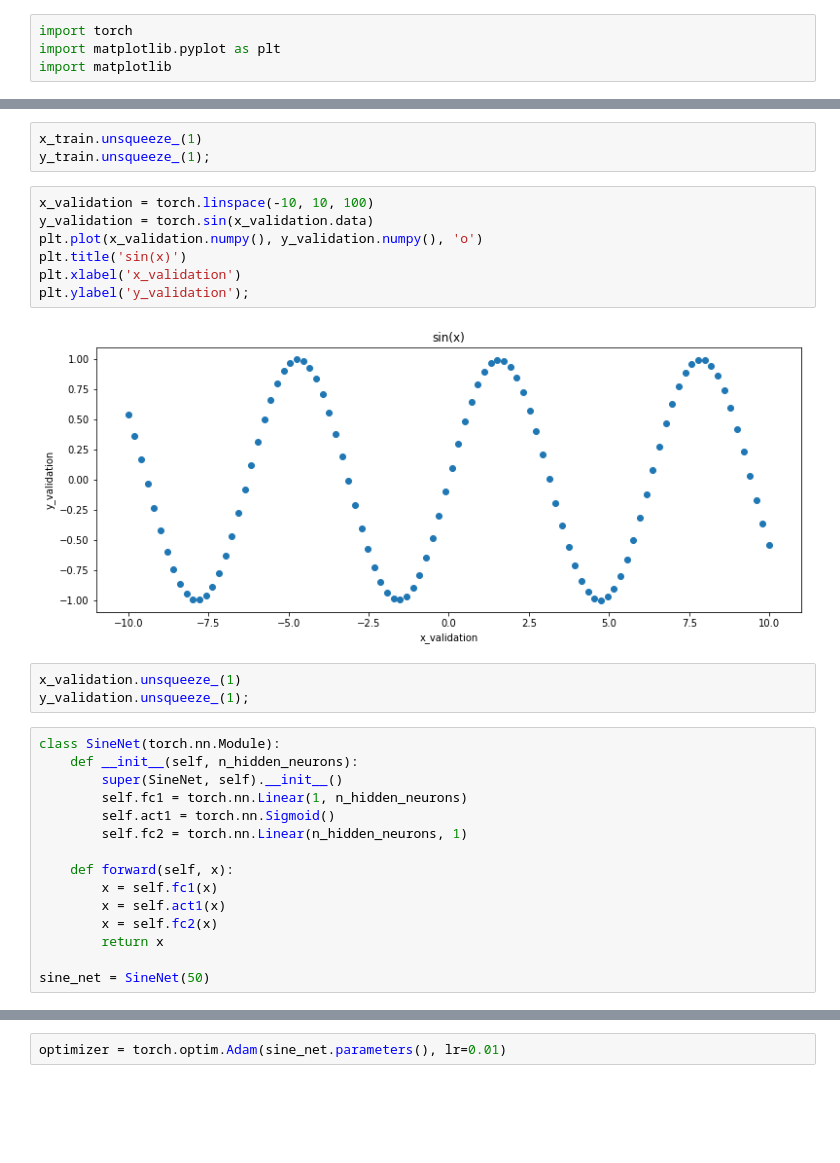
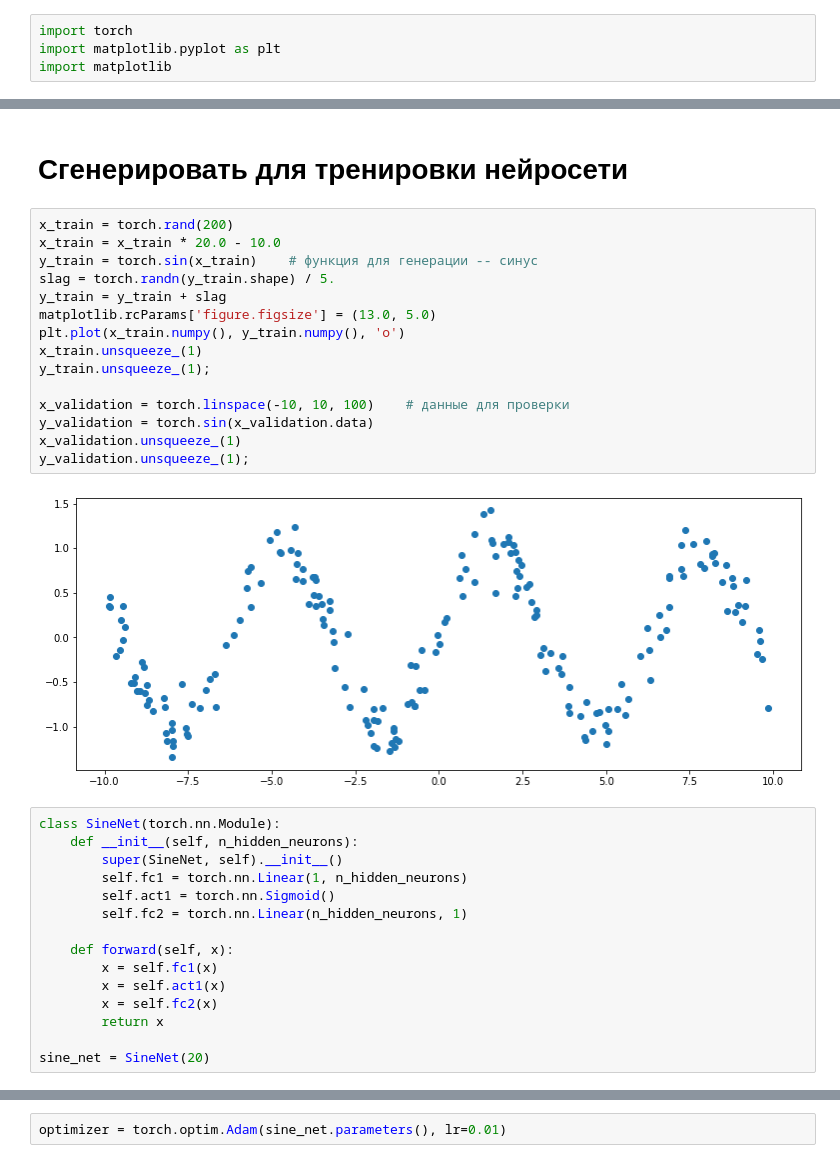
Before and after one commit to KaluginaMarina/small_neural_network, a Jupyter notebook: approximation.ipynb, the cells around one changed output, grey strips where cells are left out. Cells and saved outputs as stored; diff of their text form; blank space fills up the shorter version.

```diff
--- a/approximation.ipynb
+++ b/approximation.ipynb
@@ -33,18 +5,22 @@ plt.ylabel('y_train');
-# %%
-x_train.unsqueeze_(1)
-y_train.unsqueeze_(1);
-# %%
-x_validation = torch.linspace(-10, 10, 100)
-y_validation = torch.sin(x_validation.data)
-plt.plot(x_validation.numpy(), y_validation.numpy(), 'o')
-plt.title('sin(x)')
-plt.xlabel('x_validation')
-plt.ylabel('y_validation');
-# %% [output]
-[figure, removed]
-# %%
-x_validation.unsqueeze_(1)
-y_validation.unsqueeze_(1);
+# %% [markdown]
+# Сгенерировать для тренировки нейросети
+# %%
+x_train = torch.rand(200)
+x_train = x_train * 20.0 - 10.0
+y_train = torch.sin(x_train)    # функция для генерации -- синус
+slag = torch.randn(y_train.shape) / 5.
+y_train = y_train + slag
+matplotlib.rcParams['figure.figsize'] = (13.0, 5.0)
+plt.plot(x_train.numpy(), y_train.numpy(), 'o')
+x_train.unsqueeze_(1)
+y_train.unsqueeze_(1);
+
+x_validation = torch.linspace(-10, 10, 100)    # данные для проверки
+y_validation = torch.sin(x_validation.data)
+x_validation.unsqueeze_(1)
+y_validation.unsqueeze_(1);
+# %% [output]
+[figure, added]
 # %%
 class SineNet(torch.nn.Module):
     def __init__(self, n_hidden_neurons):
@@ -59,7 +35,7 @@ class SineNet(torch.nn.Module):
         x = self.fc2(x)
         return x
 
-sine_net = SineNet(50)
+sine_net = SineNet(20)
 # %%
 def predict(net, x, y):
     y_pred = net.forward(x)
```
Also changed, not shown: parts of 6 cells of this notebook, 1 other file.
